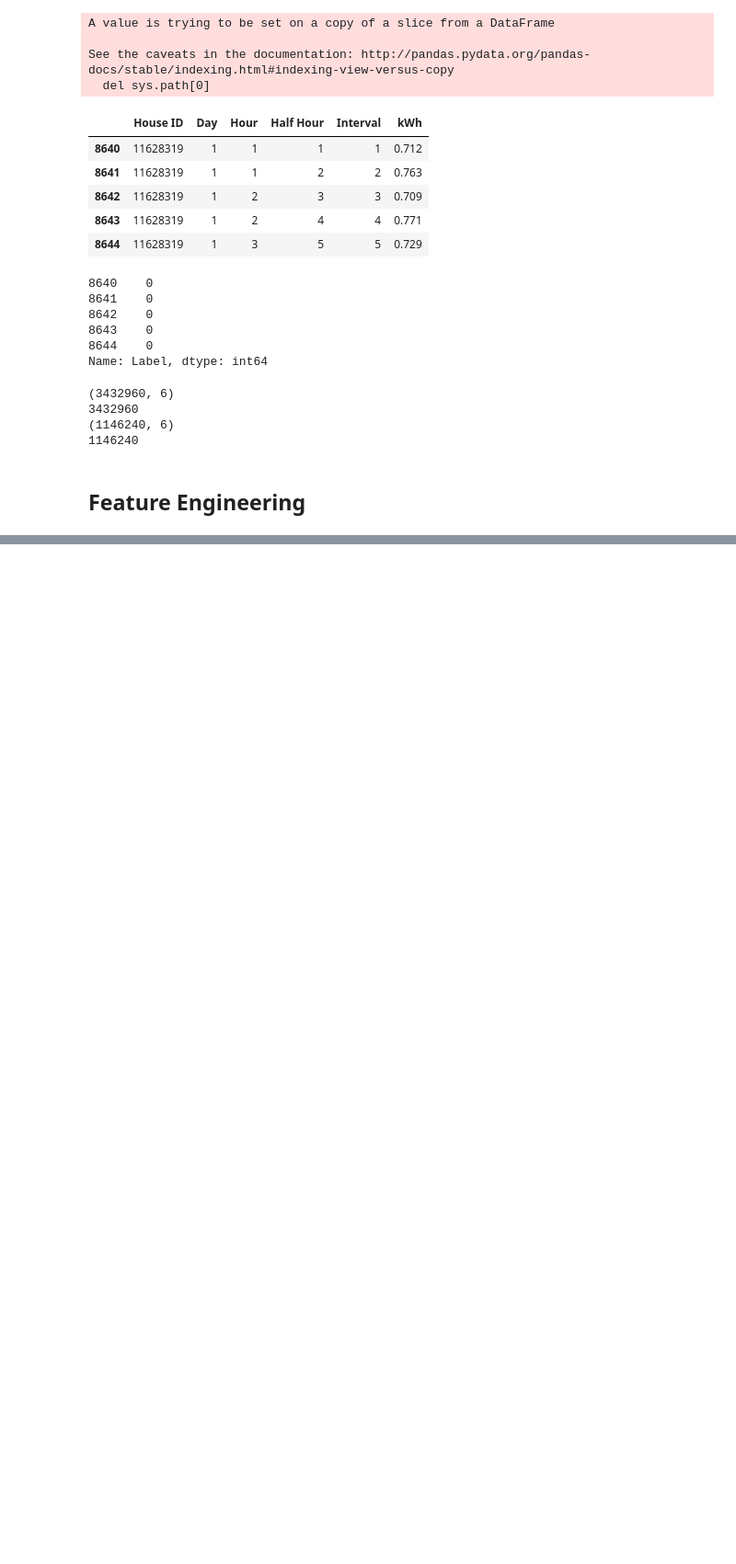
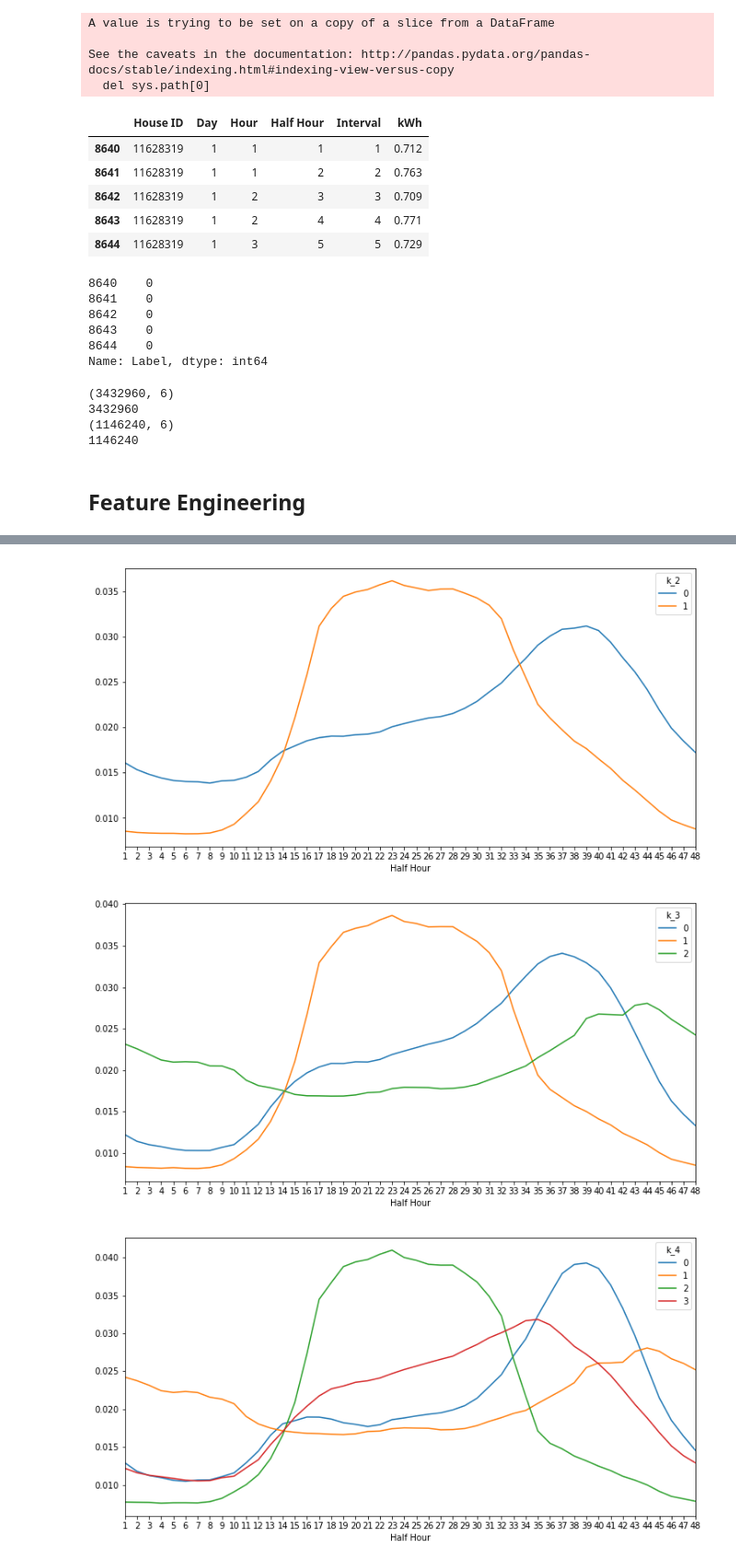
Before and after one commit to torenunez/udacity-mlnd-capstone, a Jupyter notebook: ev-capstone.ipynb, the cells around one changed output, grey strips where cells are left out. Shown at 92% size. Cells and saved outputs as stored; diff of their text form; code cells hidden in the pictures; blank space fills up the shorter version.

```diff
--- a/ev-capstone.ipynb
+++ b/ev-capstone.ipynb
@@ -377,0 +376,26 @@ kmeans.labels_
+# %%
+X_train_load_curve_clustered = X_train_load_curve.copy()
+
+k_values = np.arange(2,7)
+
+dfs_to_plot = []
+
+for k in k_values:
+
+    kmeans_model = KMeans(n_clusters=k, random_state=42).fit(X_train_load_curve.as_matrix())
+
+    k_col_name = "k_{}".format(k)
+
+    X_train_load_curve_clustered[k_col_name] = kmeans_model.labels_
+
+    k_cols = np.arange(1,49).tolist()
+
+    k_cols.insert(0, k_col_name)
+
+    print(X_train_load_curve_clustered[k_col_name].value_counts())
+
+    k_cluster_mean_df = X_train_load_curve_clustered.reset_index()[k_cols].groupby(k_col_name).mean()
+
+    k_plot_df = k_cluster_mean_df.transpose()
+
+    dfs_to_plot.append(k_plot_df)
@@ -377,0 +420,7 @@ kmeans.labels_
+# %%
+for df in dfs_to_plot:
+    df.plot(xticks=np.arange(1,49), figsize=(12,6))
+# %% [output]
+[figure, added]
+[figure, added]
+[figure, added]
```
Also changed, not shown: parts of 9 cells of this notebook.
